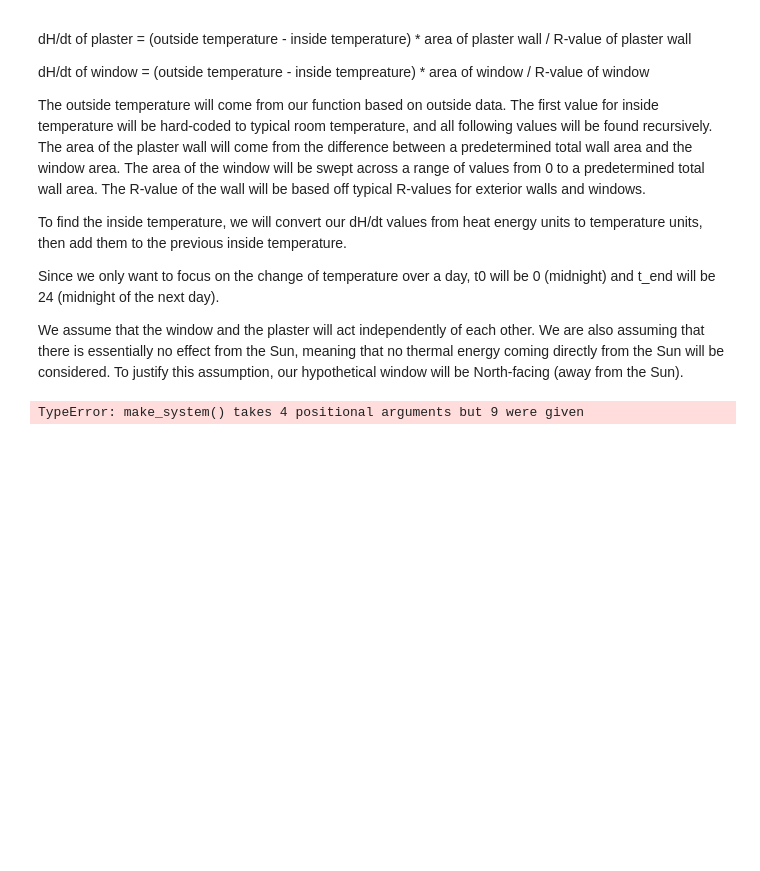
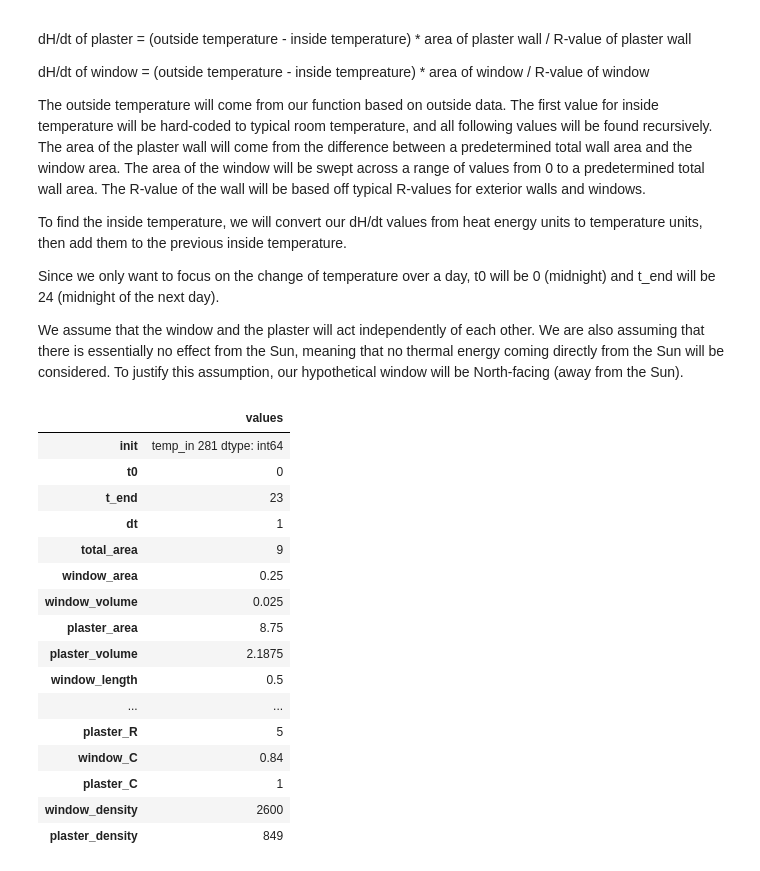
Before and after one commit to ator1/ModSimPy, a Jupyter notebook: code/Walls_and_Window_Size.ipynb, the cells around one changed output. Drawn from its saved outputs; the diff is of its cells as text; code cells hidden in the pictures; blank space fills up the shorter version.

```diff
--- a/code/Walls_and_Window_Size.ipynb
+++ b/code/Walls_and_Window_Size.ipynb
@@ -59,11 +89,11 @@ Since we only want to focus on the change of temperature over a day, t0 will be
 We assume that the window and the plaster will act independently of each other.
 We are also assuming that there is essentially no effect from the Sun, meaning that no thermal energy coming directly from the Sun will be considered. To justify this assumption, our hypothetical window will be North-facing (away from the Sun).
 # %%
-def make_system(window_length, window_width, window_THICC, total_length, total_width, plaster_THICC, window_R, plaster_R, window_C, plaster_C, window_density, plaster_density):
-    init = State(temp_in = 0, temp_out = 0)
+def make_system(window_length, window_width, w_th, total_length, total_width, plaster_THICC, window_R, plaster_R, window_C, plaster_C, window_density, plaster_density):
+    init = State(temp_in = 281)
     t0 = 0
-    t_end = 24
-    dt = 0.5
+    t_end = 23
+    dt = 1
 
     total_area = total_length * total_width
 
@@ -84,7 +114,7 @@ def make_system(window_length, window_width, window_THICC, total_length, total_w
                   plaster_volume = plaster_volume,
                   window_length = window_length,
                   window_width = window_width,
-                  window_THICC = window_THICC,
+                  w_th = w_th,
                   total_length = total_length,
                   total_width = total_width,
                   plaster_THICC = plaster_THICC,
@@ -114,7 +142,23 @@ def update_func(state, t, system):
-# %%
-system = make_system(1.36, 0.2, 0.00136, 0.00027, 0.036, 0.1, 2, 0.33, 100)
-# %% [output]
-TypeError: make_system() takes 4 positional arguments but 9 were given
+# %%
+system = make_system(0.5, 0.5, 0.1, 3, 3, 0.25, 0.91, 5, 0.84, 1, 2600, 849)
+# %% [output]
+|  | values |
+| init | temp_in 281 dtype: int64 |
+| t0 | 0 |
+| t_end | 23 |
+| dt | 1 |
+| total_area | 9 |
+| window_area | 0.25 |
+| window_volume | 0.025 |
+| plaster_area | 8.75 |
+| plaster_volume | 2.1875 |
+| window_length | 0.5 |
+| ... | ... |
+| plaster_R | 5 |
+| window_C | 0.84 |
+| plaster_C | 1 |
+| window_density | 2600 |
+| plaster_density | 849 |
 # %%
 def run_simulation(system, update_func):
     unpack(system)
```
Also changed, not shown: parts of 12 cells of this notebook.
